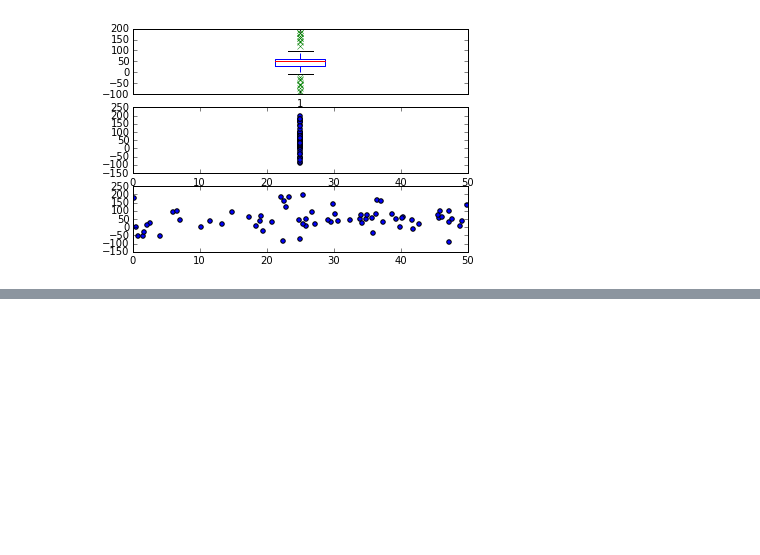
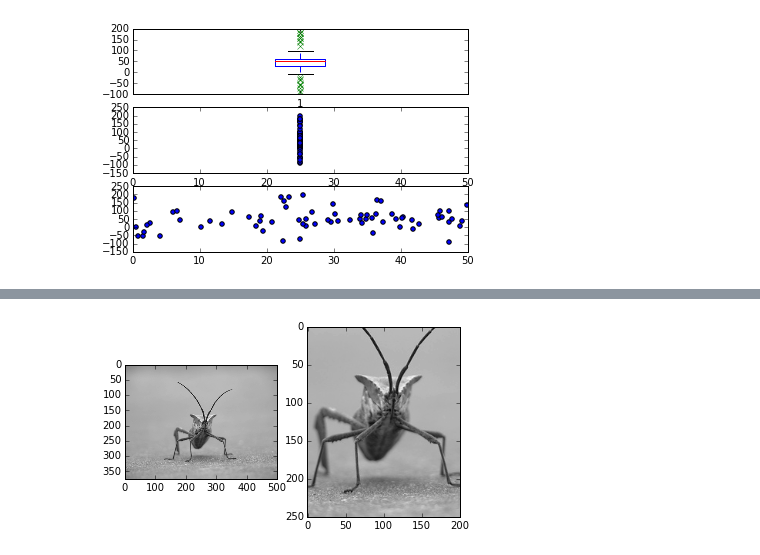
Before and after one commit to bijanvakili/pyvisual-notebook, a Jupyter notebook: chap2.ipynb, the cells around one changed output, grey strips where cells are left out. Saved outputs shown, nothing was run; the diff lists cells and outputs as text; code cells hidden in the pictures; blank space fills up the shorter version.

```diff
--- a/chap2.ipynb
+++ b/chap2.ipynb
@@ -375,0 +463,26 @@ plt.xlim([0, 50])
+# %%
+%matplotlib inline
+
+import PIL
+import matplotlib.pyplot as plt
+import scipy.misc
+import numpy
+
+# alternatively...
+bug = scipy.misc.imread('stinkbug.png')
+bug = bug[:,:,0]
+
+plt.figure()
+plt.gray()
+
+plt.subplot(121)
+plt.imshow(bug)
+
+# zoomed bug
+zbug = bug[100:350, 150:350]
+plt.subplot(122)
+plt.imshow(zbug)
+
+plt.show()
+# %% [output]
+[figure, added]
```
Also changed, not shown: parts of 10 cells of this notebook, 2 other files.
